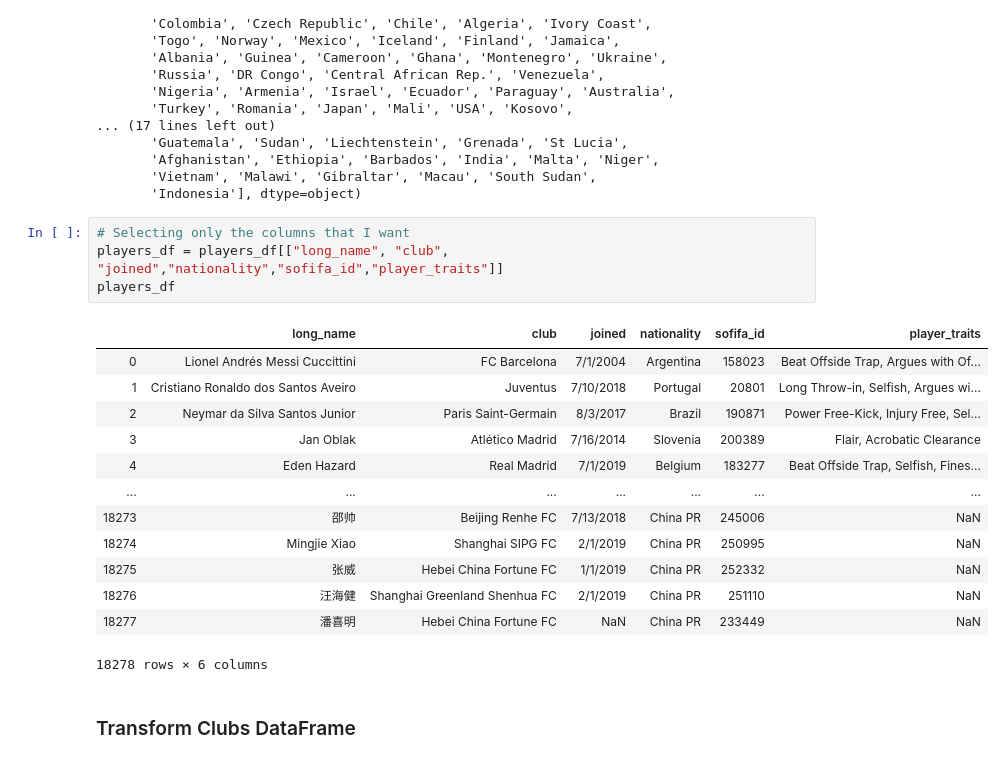
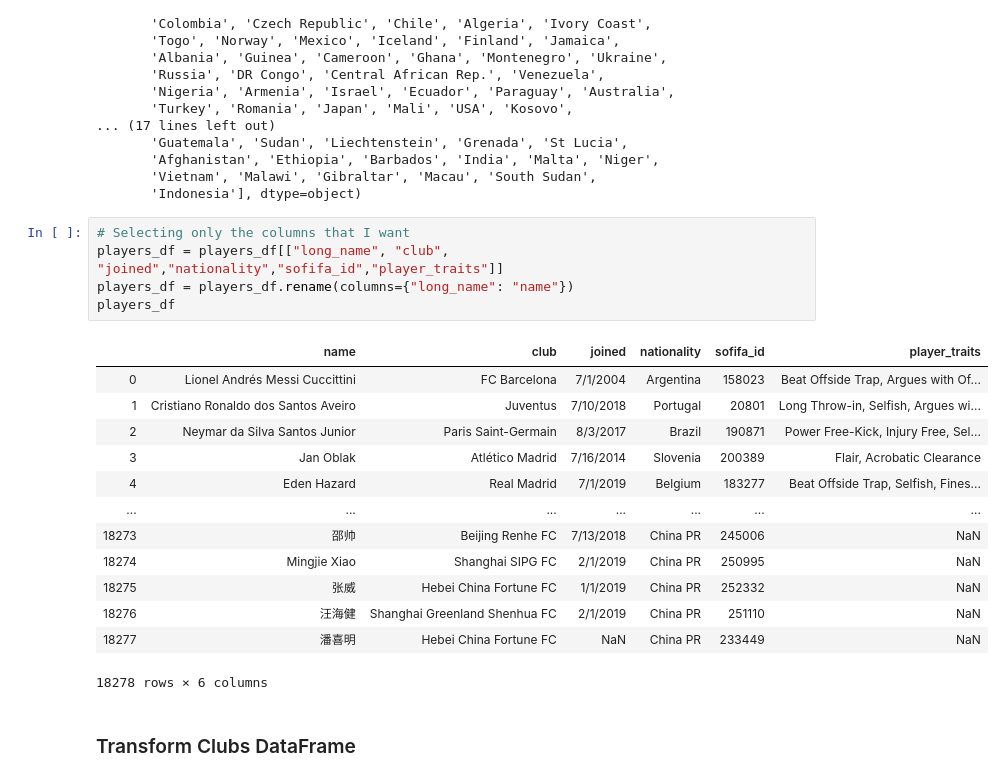
Before and after one commit to dpatel77/FIFA-ETL, a Jupyter notebook: FIFA.ipynb, the cells around one changed output. Saved outputs shown, nothing was run; the diff lists cells and outputs as text.

```diff
--- a/FIFA.ipynb
+++ b/FIFA.ipynb
@@ -178,9 +177,10 @@ array(['Argentina', 'Portugal', 'Brazil', 'Slovenia', 'Belgium',
 # %%
 # Selecting only the columns that I want
 players_df = players_df[["long_name", "club", "joined","nationality","sofifa_id","player_traits"]]
+players_df = players_df.rename(columns={"long_name": "name"})
 players_df
 # %% [output]
-|  | long_name | club | joined | nationality | sofifa_id | player_traits |
+|  | name | club | joined | nationality | sofifa_id | player_traits |
 | 0 | Lionel Andrés Messi Cuccittini | FC Barcelona | 7/1/2004 | Argentina | 158023 | Beat Offside Trap, Argues with Of... |
 | 1 | Cristiano Ronaldo dos Santos Aveiro | Juventus | 7/10/2018 | Portugal | 20801 | Long Throw-in, Selfish, Argues wi... |
 | 2 | Neymar da Silva Santos Junior | Paris Saint-Germain | 8/3/2017 | Brazil | 190871 | Power Free-Kick, Injury Free, Sel... |
```
Also changed, not shown: parts of 9 cells of this notebook, 1 other file.
